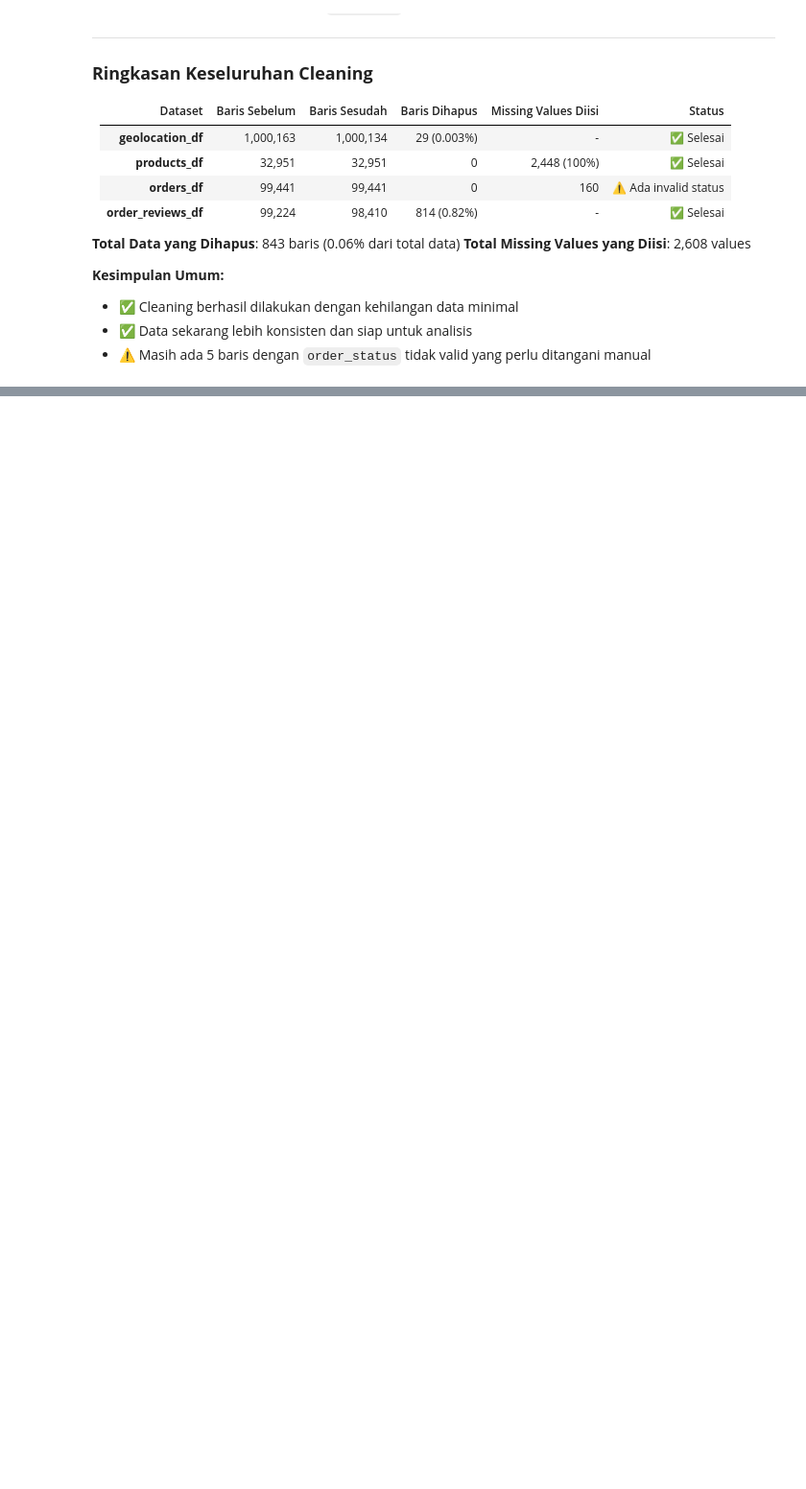
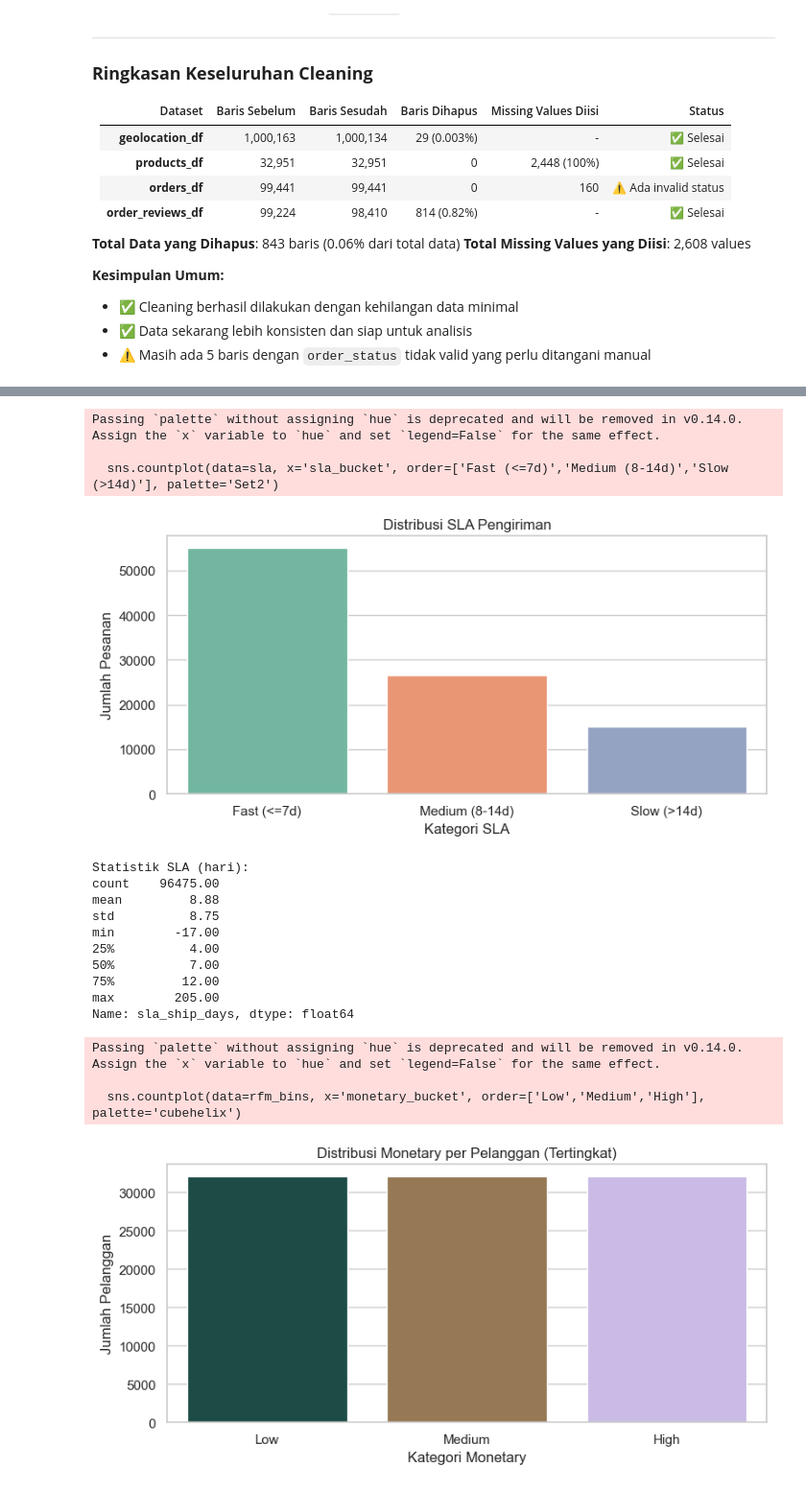
Before and after one commit to mikhlasnr/dicoding-final-project-python, a Jupyter notebook: Proyek_Analisis_Data.ipynb, the cells around one changed output, grey strips where cells are left out. Shown at 96% size. Drawn from its saved outputs; the diff is of its cells as text; code cells hidden in the pictures; blank space fills up the shorter version.

```diff
--- a/Proyek_Analisis_Data.ipynb
+++ b/Proyek_Analisis_Data.ipynb
@@ -3622,0 +3906,62 @@ orders_df → order_items_df (via order_id) → products_df (via product_id)
+# %%
+# SLA pengiriman: hitung hari dari carrier -> customer
+b = orders_df.copy()
+b['order_delivered_carrier_date'] = pd.to_datetime(b['order_delivered_carrier_date'], errors='coerce')
+b['order_delivered_customer_date'] = pd.to_datetime(b['order_delivered_customer_date'], errors='coerce')
+
+b['sla_ship_days'] = (b['order_delivered_customer_date'] - b['order_delivered_carrier_date']).dt.days
+sla = b.dropna(subset=['sla_ship_days']).copy()
+
+# Binning SLA: Fast (<=7), Medium (8-14), Slow (>14)
+sla['sla_bucket'] = pd.cut(
+    sla['sla_ship_days'],
+    bins=[-1, 7, 14, sla['sla_ship_days'].max()],
+    labels=['Fast (<=7d)', 'Medium (8-14d)', 'Slow (>14d)']
+)
+
+plt.figure(figsize=(8,4))
+sns.countplot(data=sla, x='sla_bucket', order=['Fast (<=7d)','Medium (8-14d)','Slow (>14d)'], palette='Set2')
+plt.title('Distribusi SLA Pengiriman')
+plt.xlabel('Kategori SLA')
+plt.ylabel('Jumlah Pesanan')
+plt.tight_layout()
+plt.show()
+
+print('Statistik SLA (hari):')
+print(sla['sla_ship_days'].describe().round(2))
+
+# Monetary binning per customer (gunakan hasil RFM)
+rfm_bins = rfm.copy()
+rfm_bins['monetary_bucket'] = pd.qcut(rfm_bins['monetary'].rank(method='first'), 3, labels=['Low','Medium','High'])
+
+plt.figure(figsize=(8,4))
+sns.countplot(data=rfm_bins, x='monetary_bucket', order=['Low','Medium','High'], palette='cubehelix')
+plt.title('Distribusi Monetary per Pelanggan (Tertingkat)')
+plt.xlabel('Kategori Monetary')
+plt.ylabel('Jumlah Pelanggan')
+plt.tight_layout()
+plt.show()
+
+# Crosstab contoh: segmen RFM vs monetary bucket
+cross = pd.crosstab(rfm_bins['segment'], rfm_bins['monetary_bucket'], normalize='index').round(2)
+print('Proporsi monetary bucket per segmen RFM:')
+print(cross)
+# %% [output]
+Passing `palette` without assigning `hue` is deprecated and will be removed in v0.14.0. Assign the `x` variable to `hue` and set `legend=False` for the same effect.
+
+  sns.countplot(data=sla, x='sla_bucket', order=['Fast (<=7d)','Medium (8-14d)','Slow (>14d)'], palette='Set2')
+[figure, added]
+Statistik SLA (hari):
+count    96475.00
+mean         8.88
+std          8.75
+min        -17.00
+25%          4.00
+50%          7.00
+75%         12.00
+max        205.00
+Name: sla_ship_days, dtype: float64
+Passing `palette` without assigning `hue` is deprecated and will be removed in v0.14.0. Assign the `x` variable to `hue` and set `legend=False` for the same effect.
+
+  sns.countplot(data=rfm_bins, x='monetary_bucket', order=['Low','Medium','High'], palette='cubehelix')
+[figure, added]
```
Also changed, not shown: parts of 30 cells of this notebook.
